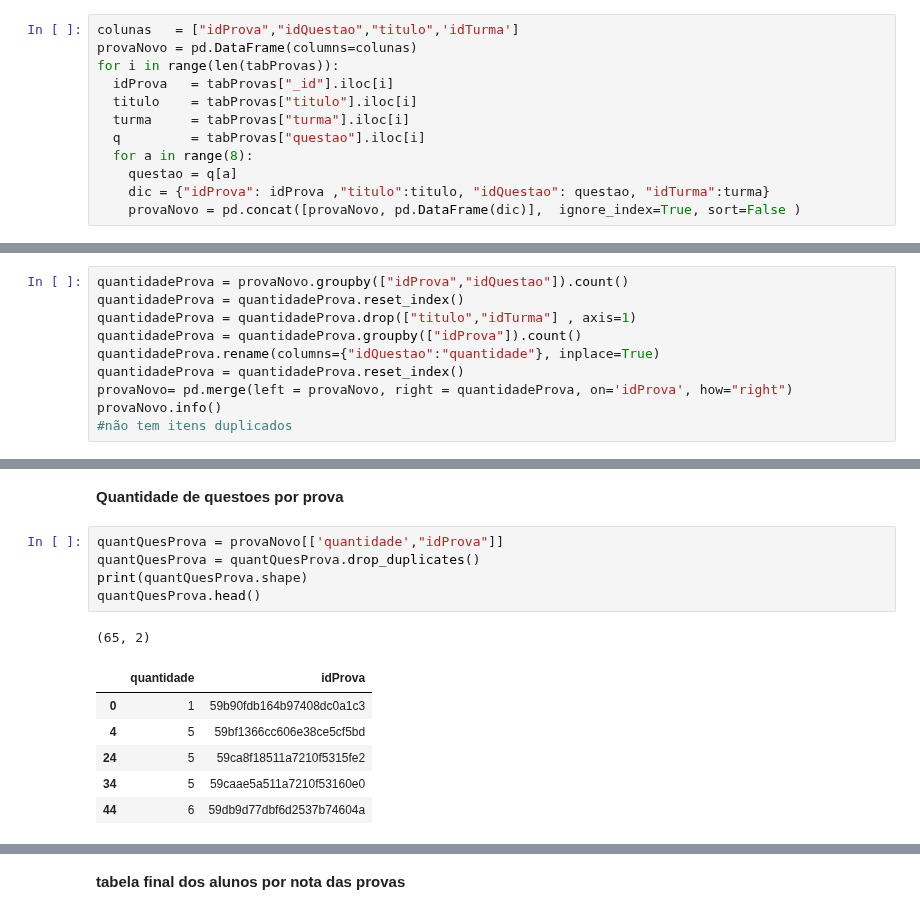
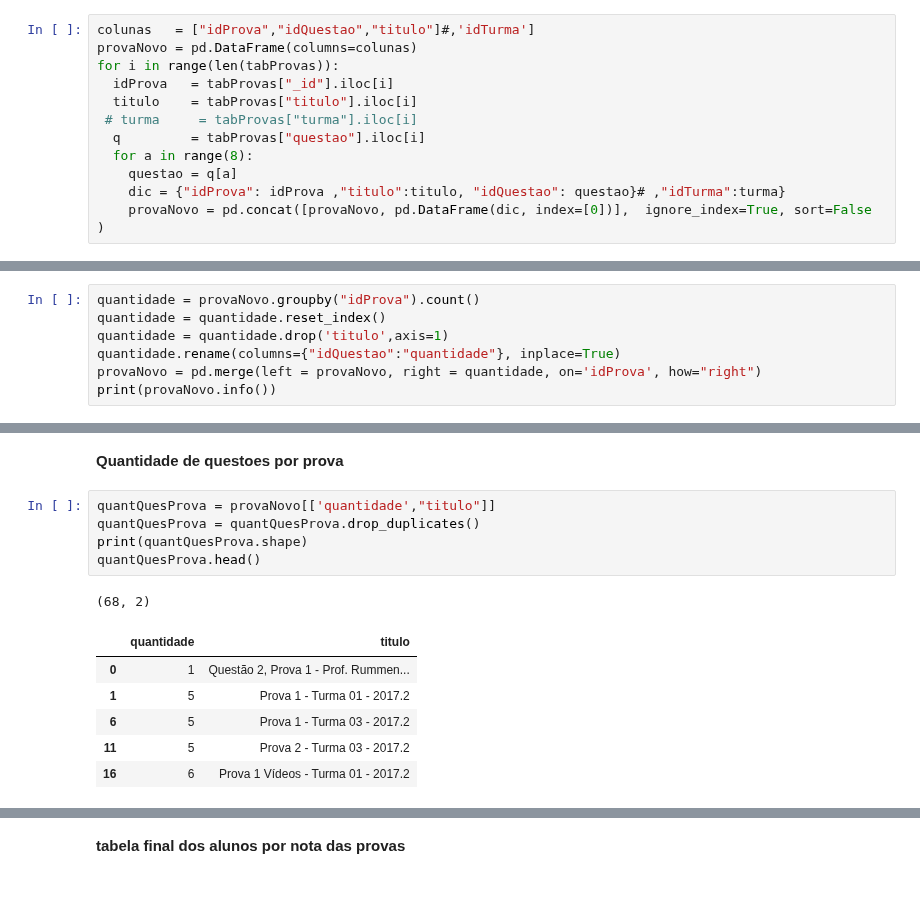
Before and after one commit to repitta/CienciaDeDadosEducacionais, a Jupyter notebook: LOP.ipynb, the cells around one changed output, grey strips where cells are left out. Saved outputs shown, nothing was run; the diff lists cells and outputs as text.

```diff
--- a/LOP.ipynb
+++ b/LOP.ipynb
@@ -691,17 +426,17 @@ tabelaFinalListas.to_csv(r'lopUsuarioNotaLista.csv')
 # %% [markdown]
 **#Expandir a tabela de provas para que cada questão das provas seja uma linha da tabela**
 # %%
-colunas   = ["idProva","idQuestao","titulo",'idTurma']
+colunas   = ["idProva","idQuestao","titulo"]#,'idTurma']
 provaNovo = pd.DataFrame(columns=colunas)
 for i in range(len(tabProvas)):
   idProva   = tabProvas["_id"].iloc[i]
   titulo    = tabProvas["titulo"].iloc[i]
-  turma     = tabProvas["turma"].iloc[i]
+ # turma     = tabProvas["turma"].iloc[i]
   q         = tabProvas["questao"].iloc[i]
   for a in range(8):
     questao = q[a]
-    dic = {"idProva": idProva ,"titulo":titulo, "idQuestao": questao, "idTurma":turma}
-    provaNovo = pd.concat([provaNovo, pd.DataFrame(dic)],  ignore_index=True, sort=False )
+    dic = {"idProva": idProva ,"titulo":titulo, "idQuestao": questao}# ,"idTurma":turma}
+    provaNovo = pd.concat([provaNovo, pd.DataFrame(dic, index=[0])],  ignore_index=True, sort=False )
 # %% [markdown]
 **Deletar as linhas que estão com NaN**
 # %%
@@ -722,12 +446,9 @@ memory usage: 28.0+ KB
 # %% [markdown]
 **Criar o campo quantidade de questoes por prova**
 # %%
-quantidadeProva = provaNovo.groupby(["idProva","idQuestao"]).count()
-quantidadeProva = quantidadeProva.reset_index()
-quantidadeProva = quantidadeProva.drop(["titulo","idTurma"] , axis=1)
-quantidadeProva = quantidadeProva.groupby(["idProva"]).count()
-quantidadeProva.rename(columns={"idQuestao":"quantidade"}, inplace=True)
-quantidadeProva = quantidadeProva.reset_index()
-provaNovo= pd.merge(left = provaNovo, right = quantidadeProva, on='idProva', how="right")
-provaNovo.info()
-#não tem itens duplicados
+quantidade = provaNovo.groupby("idProva").count()
+quantidade = quantidade.reset_index()
+quantidade = quantidade.drop('titulo',axis=1)
+quantidade.rename(columns={"idQuestao":"quantidade"}, inplace=True)
+provaNovo = pd.merge(left = provaNovo, right = quantidade, on='idProva', how="right")
+print(provaNovo.info())
@@ -859,15 +523,15 @@ mergeQuanNotaProva.loc[mergeQuanNotaProva["idAluno"] == "5b6b74ad9513a60408ac24a
 # %% [markdown]
 **Quantidade de questoes por prova**
 # %%
-quantQuesProva = provaNovo[['quantidade',"idProva"]]
+quantQuesProva = provaNovo[['quantidade',"titulo"]]
 quantQuesProva = quantQuesProva.drop_duplicates()
 print(quantQuesProva.shape)
 quantQuesProva.head()
 # %% [output]
-(65, 2)
+(68, 2)
-|  | quantidade | idProva |
-| 0 | 1 | 59b90fdb164b97408dc0a1c3 |
-| 4 | 5 | 59bf1366cc606e38ce5cf5bd |
-| 24 | 5 | 59ca8f18511a7210f5315fe2 |
-| 34 | 5 | 59caae5a511a7210f53160e0 |
-| 44 | 6 | 59db9d77dbf6d2537b74604a |
+|  | quantidade | titulo |
+| 0 | 1 | Questão 2, Prova 1 - Prof. Rummen... |
+| 1 | 5 | Prova 1 - Turma 01 - 2017.2 |
+| 6 | 5 | Prova 1 - Turma 03 - 2017.2 |
+| 11 | 5 | Prova 2 - Turma 03 - 2017.2 |
+| 16 | 6 | Prova 1 Vídeos - Turma 01 - 2017.2 |
```
Also changed, not shown: parts of 62 cells of this notebook.
